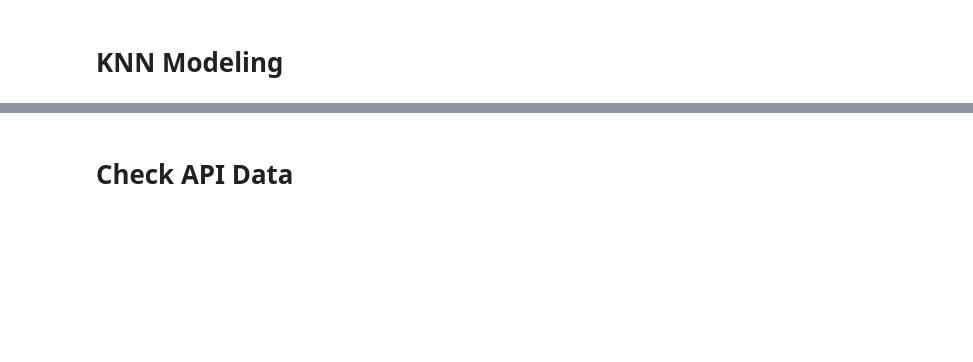
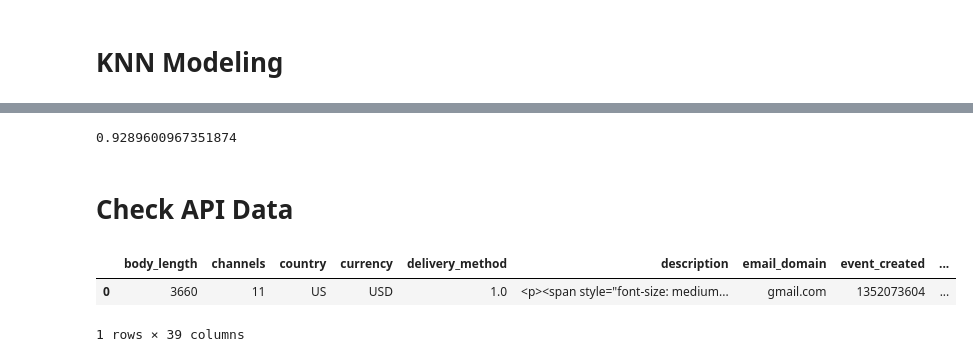
Before and after one commit to mkpetterson/Fraud_Detection, a Jupyter notebook: KNN_modeling.ipynb, the cells around one changed output, grey strips where cells are left out. Saved outputs shown, nothing was run; the diff lists cells and outputs as text; code cells hidden in the pictures; blank space fills up the shorter version.

```diff
--- a/KNN_modeling.ipynb
+++ b/KNN_modeling.ipynb
@@ -190,20 +215,29 @@ knn.fit(X_train,y_train)
 # %%
+# Y Prediction
+y_pred = knn.predict(X_test)
 # Score Model
 score = knn.score(X_test,y_test)
 
 print(score)
+# %% [output]
+0.9289600967351874
 # %% [markdown]
 # Check API Data
 # %%
 from src.api_client import *
 
 event_api = EventAPIClient()
 
 def _call(client:object) -> pd.DataFrame:
     return client.get_data()
 
 sample_call = _call(event_api)
 
 # pprint(sample_call[0])
 
 sample_df = pd.DataFrame(sample_call)
+sample_df
+# %% [output]
+|  | body_length | channels | country | currency | delivery_method | description | email_domain | event_created | ... |
+| 0 | 3660 | 11 | US | USD | 1.0 | <p><span style="font-size: medium... | gmail.com | 1352073604 | ... |
+1 rows × 39 columns
```
Also changed, not shown: parts of 21 cells of this notebook, 2 other files.
